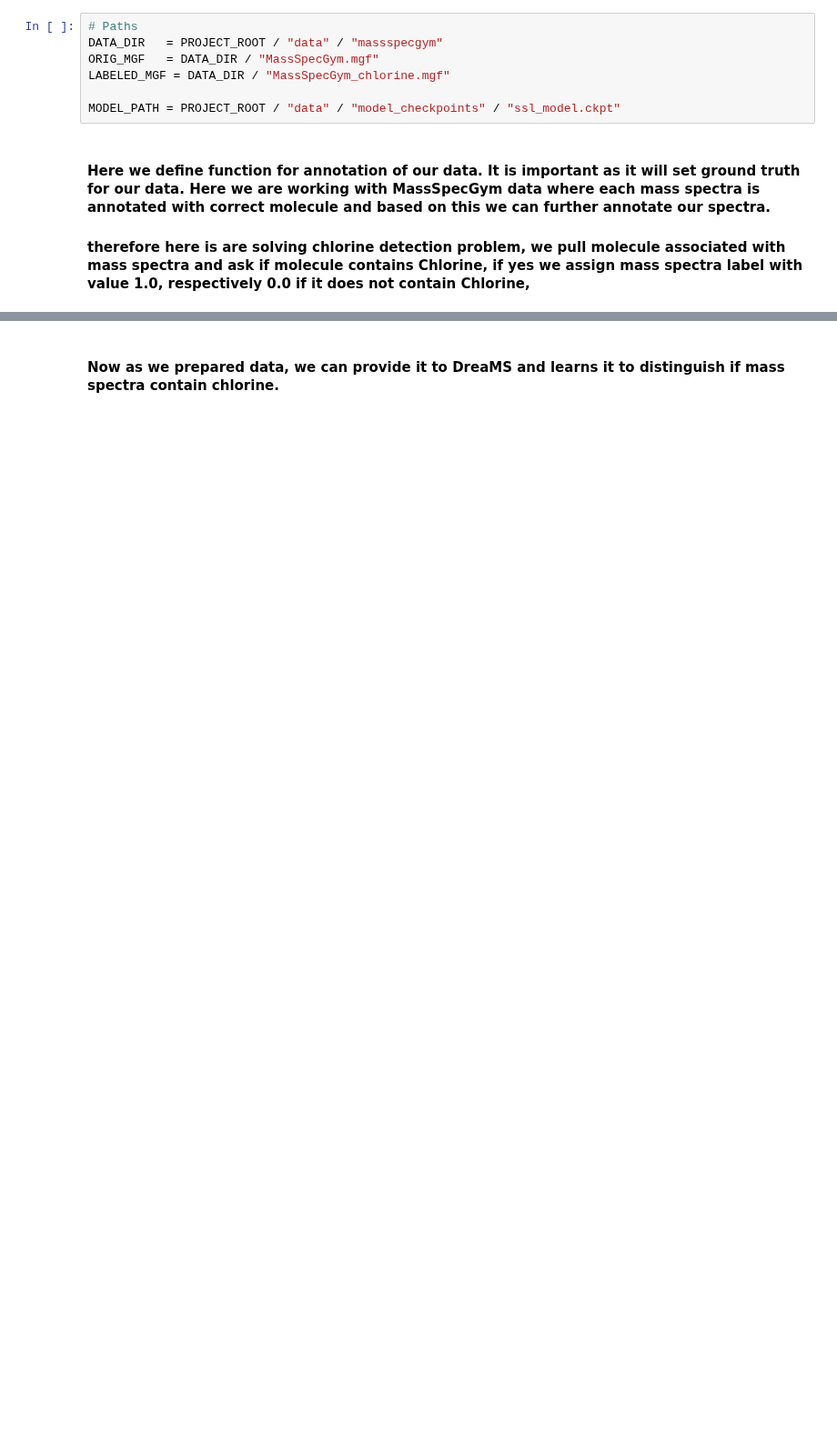
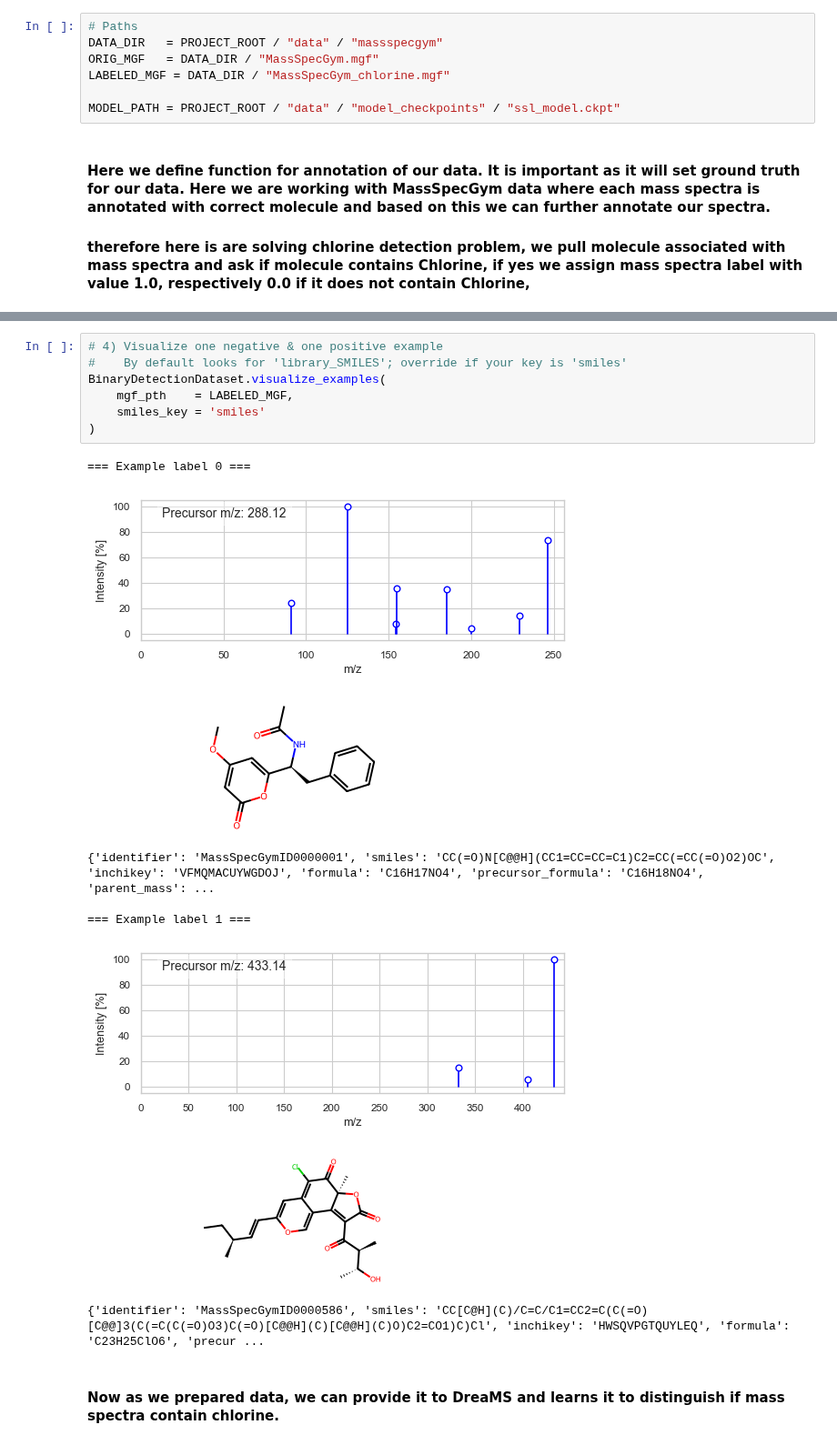
Before and after one commit to pluskal-lab/DreaMS_MIMB, a Jupyter notebook: notebooks/4_DreaMS_finetuning.ipynb, the cells around one changed output, grey strips where cells are left out. Shown at 91% size. Drawn from its saved outputs; the diff is of its cells as text; blank space fills up the shorter version.

```diff
--- a/notebooks/4_DreaMS_finetuning.ipynb
+++ b/notebooks/4_DreaMS_finetuning.ipynb
@@ -49,3 +68,20 @@ Labeled MGF written to: /Users/macbook/CODE/DreaMS_MIMB/data/massspecgym/MassSpe
+# %%
+# 4) Visualize one negative & one positive example
+#    By default looks for 'library_SMILES'; override if your key is 'smiles'
+BinaryDetectionDataset.visualize_examples(
+    mgf_pth    = LABELED_MGF,
+    smiles_key = 'smiles'
+)
+# %% [output]
+=== Example label 0 ===
+[figure, added]
+[figure, added]
+{'identifier': 'MassSpecGymID0000001', 'smiles': 'CC(=O)N[C@@H](CC1=CC=CC=C1)C2=CC(=CC(=O)O2)OC', 'inchikey': 'VFMQMACUYWGDOJ', 'formula': 'C16H17NO4', 'precursor_formula': 'C16H18NO4', 'parent_mass': ...
+
+=== Example label 1 ===
+[figure, added]
+[figure, added]
+{'identifier': 'MassSpecGymID0000586', 'smiles': 'CC[C@H](C)/C=C/C1=CC2=C(C(=O)[C@@]3(C(=C(C(=O)O3)C(=O)[C@@H](C)[C@@H](C)O)C2=CO1)C)Cl', 'inchikey': 'HWSQVPGTQUYLEQ', 'formula': 'C23H25ClO6', 'precur ...
 # %% [markdown]
 #### Now as we prepared data, we can provide it to DreaMS and learns it to distinguish if mass spectra contain chlorine.
 # %%
```
Also changed, not shown: parts of 15 cells of this notebook, 1 other file.
